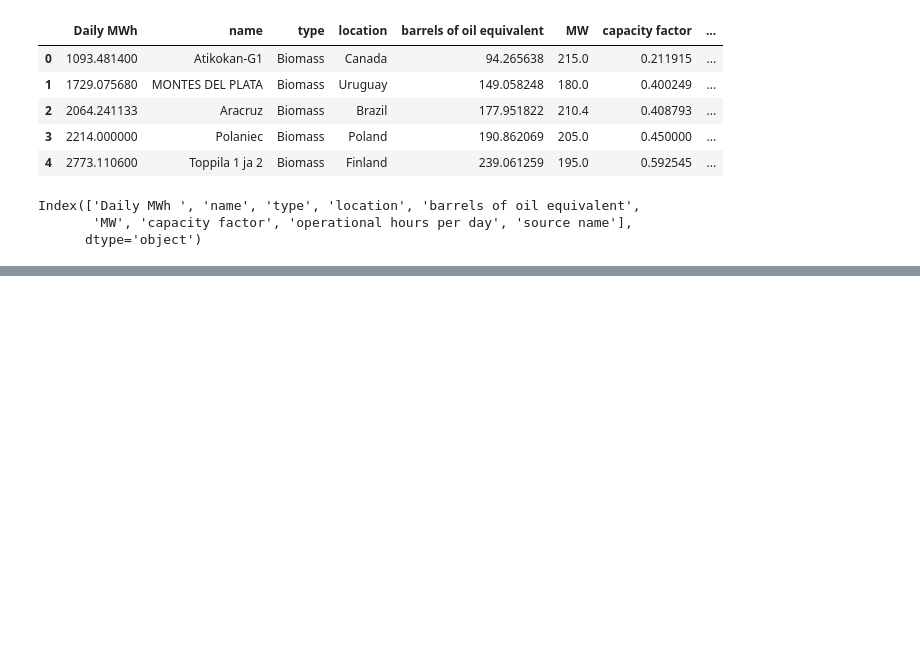
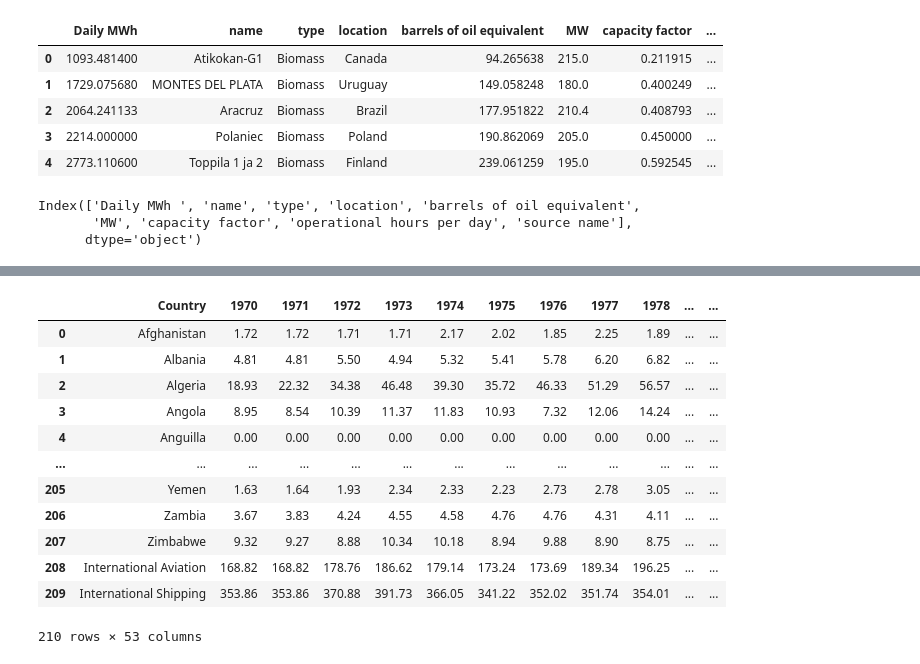
Before and after one commit to pandey7052/Greenify, a Jupyter notebook: country.ipynb, the cells around one changed output, grey strips where cells are left out. Cells and saved outputs as stored; diff of their text form; code cells hidden in the pictures; blank space fills up the shorter version.

```diff
--- a/country.ipynb
+++ b/country.ipynb
@@ -29,0 +49,18 @@ Index(['Daily MWh ', 'name', 'type', 'location', 'barrels of oil equivalent',
+# %%
+carbon = pd.read_csv('datasets/co2emission.csv')
+# %%
+carbon
+# %% [output]
+|  | Country | 1970 | 1971 | 1972 | 1973 | 1974 | 1975 | 1976 | 1977 | 1978 | ... | ... |
+| 0 | Afghanistan | 1.72 | 1.72 | 1.71 | 1.71 | 2.17 | 2.02 | 1.85 | 2.25 | 1.89 | ... | ... |
+| 1 | Albania | 4.81 | 4.81 | 5.50 | 4.94 | 5.32 | 5.41 | 5.78 | 6.20 | 6.82 | ... | ... |
+| 2 | Algeria | 18.93 | 22.32 | 34.38 | 46.48 | 39.30 | 35.72 | 46.33 | 51.29 | 56.57 | ... | ... |
+| 3 | Angola | 8.95 | 8.54 | 10.39 | 11.37 | 11.83 | 10.93 | 7.32 | 12.06 | 14.24 | ... | ... |
+| 4 | Anguilla | 0.00 | 0.00 | 0.00 | 0.00 | 0.00 | 0.00 | 0.00 | 0.00 | 0.00 | ... | ... |
+| ... | ... | ... | ... | ... | ... | ... | ... | ... | ... | ... | ... | ... |
+| 205 | Yemen | 1.63 | 1.64 | 1.93 | 2.34 | 2.33 | 2.23 | 2.73 | 2.78 | 3.05 | ... | ... |
+| 206 | Zambia | 3.67 | 3.83 | 4.24 | 4.55 | 4.58 | 4.76 | 4.76 | 4.31 | 4.11 | ... | ... |
+| 207 | Zimbabwe | 9.32 | 9.27 | 8.88 | 10.34 | 10.18 | 8.94 | 9.88 | 8.90 | 8.75 | ... | ... |
+| 208 | International Aviation | 168.82 | 168.82 | 178.76 | 186.62 | 179.14 | 173.24 | 173.69 | 189.34 | 196.25 | ... | ... |
+| 209 | International Shipping | 353.86 | 353.86 | 370.88 | 391.73 | 366.05 | 341.22 | 352.02 | 351.74 | 354.01 | ... | ... |
+210 rows × 53 columns
```
Also changed, not shown: parts of 7 cells of this notebook, 2 other files.
